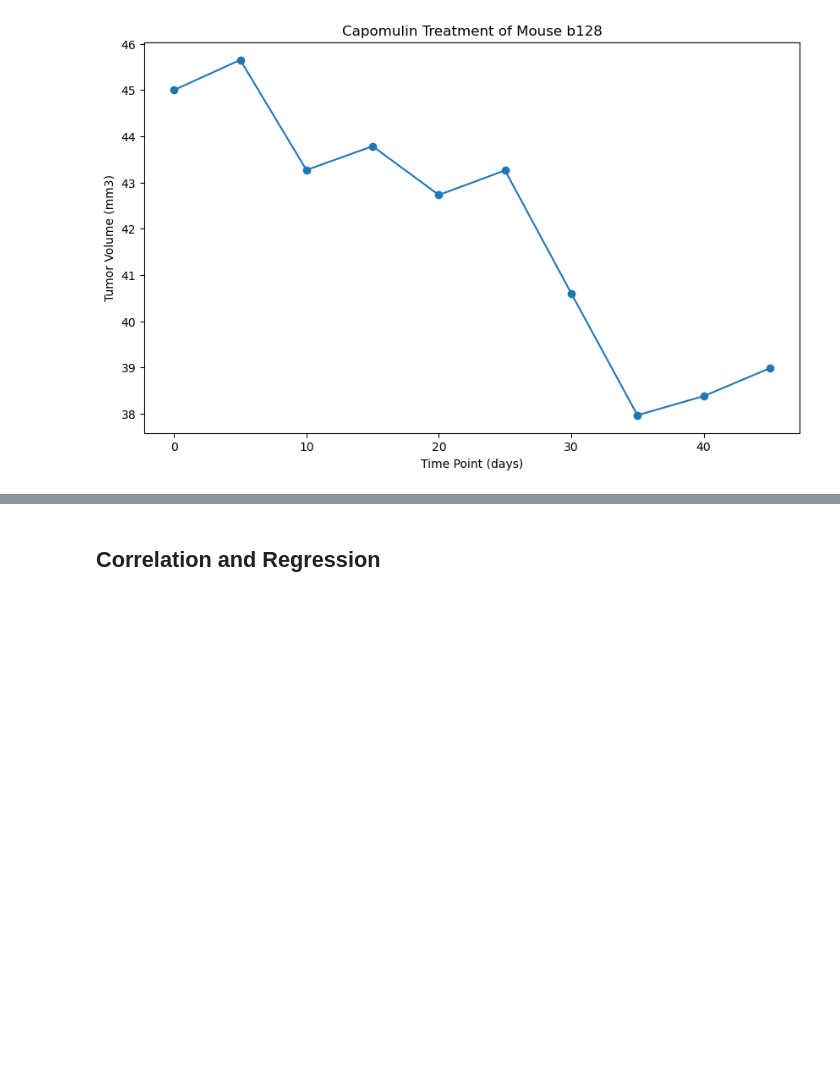
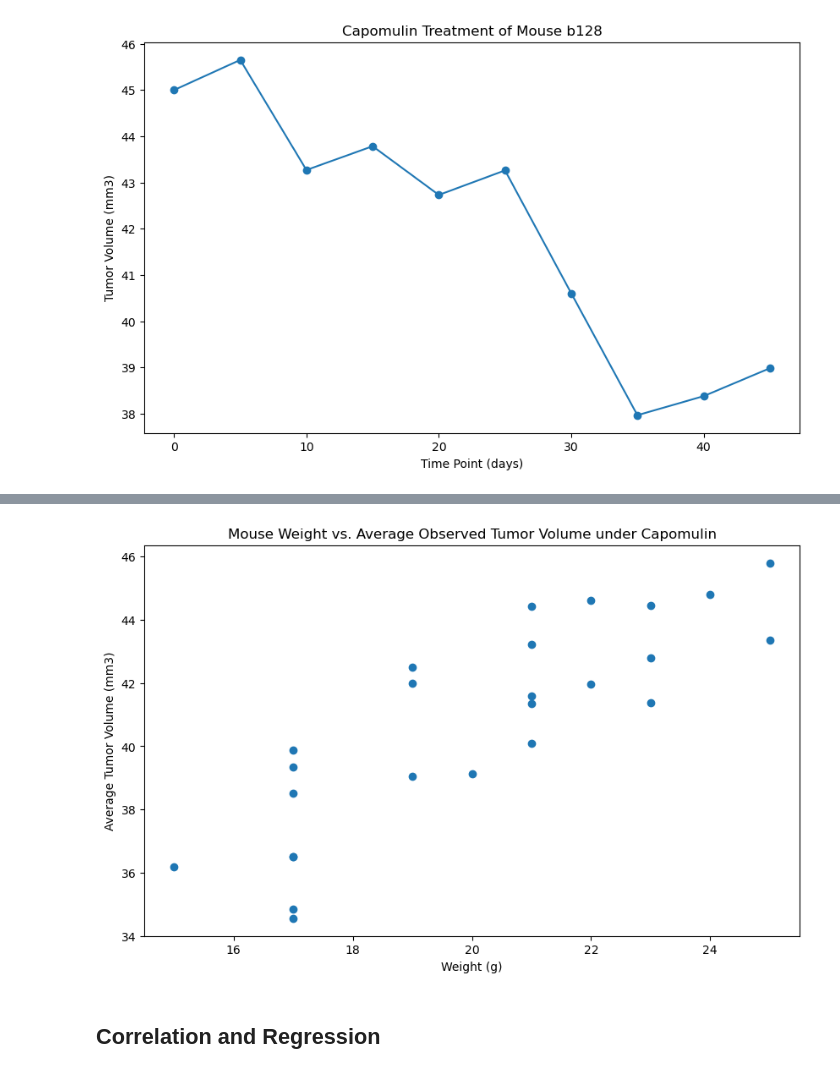
Before and after one commit to alexvallone24/Matplotlib_challenge, a Jupyter notebook: Pymaceuticals/pymaceuticals_starter.ipynb, the cells around one changed output, grey strips where cells are left out. Drawn from its saved outputs; the diff is of its cells as text; code cells hidden in the pictures; blank space fills up the shorter version.

```diff
--- a/Pymaceuticals/pymaceuticals_starter.ipynb
+++ b/Pymaceuticals/pymaceuticals_starter.ipynb
@@ -302,2 +298,15 @@ b128
+# %%
+# Generate a scatter plot of mouse weight vs. the average observed tumor volume for the entire Capomulin regimen
+avg_tumor_vol= capomulin_data.groupby(['Mouse ID'])['Tumor Volume (mm3)'].mean()
+mouse_weight = capomulin_data[['Mouse ID', 'Weight (g)']].drop_duplicates()
+merged_data = pd.merge(avg_tumor_vol, mouse_weight, on='Mouse ID')
+plt.figure(figsize=(10, 6))
+plt.scatter(merged_data['Weight (g)'], merged_data['Tumor Volume (mm3)'], marker='o')
+plt.title('Mouse Weight vs. Average Observed Tumor Volume under Capomulin')
+plt.xlabel('Weight (g)')
+plt.ylabel('Average Tumor Volume (mm3)')
+plt.show()
+# %% [output]
+[figure, added]
 # %% [markdown]
 ## Correlation and Regression
```
Also changed, not shown: parts of 5 cells of this notebook.
